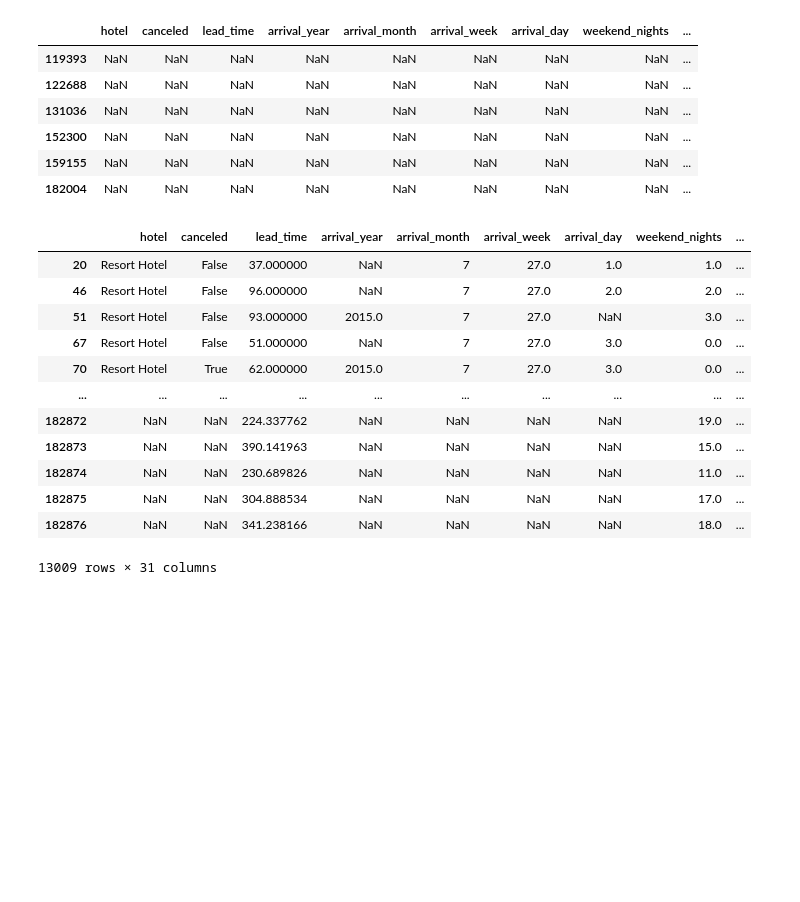
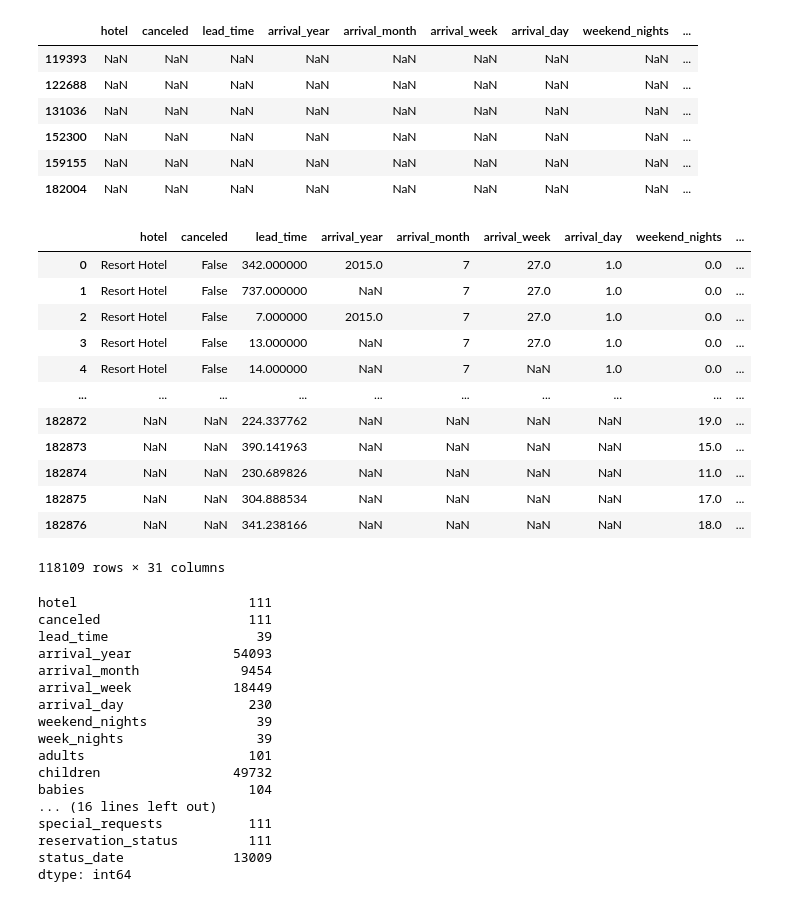
Before and after one commit to BSReguera/project-da-promo-G-module-4-team-3, a Jupyter notebook: notebooks/analisis_inicial.ipynb, the cells around one changed output. Drawn from its saved outputs; the diff is of its cells as text; code cells hidden in the pictures; blank space fills up the shorter version.

```diff
--- a/notebooks/analisis_inicial.ipynb
+++ b/notebooks/analisis_inicial.ipynb
@@ -309,5 +309,3 @@ array(['2015-07-01 00:00:00', '2015-07-02 00:00:00',
        '2017-12-07 00:00:00', '2017-11-08 00:00:00',
        '2017-12-08 00:00:00', '2027-06-31', '2028-06-31', '2025-06-31',
        '2023-02-30', '2024-11-31'], dtype=object)
-# %%
-df_clean['status_date'] = pd.to_datetime(df_clean['status_date'], errors='coerce')  # Esto no da error
@@ -322,10 +324,5 @@ ParserError: day is out of range for month: 2030-02-30
 # %%
 # Ver fechas pasadas
-df_clean['status_date'] = pd.to_datetime(df_clean['status_date'])   # Convertir la columna 'status_date' a tipo datetime
-
-fecha_actual = datetime.now()    # Obtener la fecha actual
-fecha_actual
-
-fechas_pasadas = df_clean[df_clean['status_date'] < fecha_actual]   # Filtrar fechas pasadas
-print("Fechas pasadas en 'status_date':", fechas_pasadas)
+fechas_pasadas = df_clean[df_clean['status_date'] > fecha_actual]   # Filtrar fechas pasadas
+fechas_pasadas
 # %% [output]
@@ -358,21 +339,40 @@ duplicados
 | 152300 | NaN | NaN | NaN | NaN | NaN | NaN | NaN | NaN | ... |
 | 159155 | NaN | NaN | NaN | NaN | NaN | NaN | NaN | NaN | ... |
 | 182004 | NaN | NaN | NaN | NaN | NaN | NaN | NaN | NaN | ... |
+# %%
+df_clean.drop_duplicates()
+# %% [output]
+|  | hotel | canceled | lead_time | arrival_year | arrival_month | arrival_week | arrival_day | weekend_nights | ... |
+| 0 | Resort Hotel | False | 342.000000 | 2015.0 | 7 | 27.0 | 1.0 | 0.0 | ... |
+| 1 | Resort Hotel | False | 737.000000 | NaN | 7 | 27.0 | 1.0 | 0.0 | ... |
+| 2 | Resort Hotel | False | 7.000000 | 2015.0 | 7 | 27.0 | 1.0 | 0.0 | ... |
+| 3 | Resort Hotel | False | 13.000000 | NaN | 7 | 27.0 | 1.0 | 0.0 | ... |
+| 4 | Resort Hotel | False | 14.000000 | NaN | 7 | NaN | 1.0 | 0.0 | ... |
+| ... | ... | ... | ... | ... | ... | ... | ... | ... | ... |
+| 182872 | NaN | NaN | 224.337762 | NaN | NaN | NaN | NaN | 19.0 | ... |
+| 182873 | NaN | NaN | 390.141963 | NaN | NaN | NaN | NaN | 15.0 | ... |
+| 182874 | NaN | NaN | 230.689826 | NaN | NaN | NaN | NaN | 11.0 | ... |
+| 182875 | NaN | NaN | 304.888534 | NaN | NaN | NaN | NaN | 17.0 | ... |
+| 182876 | NaN | NaN | 341.238166 | NaN | NaN | NaN | NaN | 18.0 | ... |
+118109 rows × 31 columns
 # %%
 # Verificar valores nulos
-nulos = df_clean[df_clean['status_date'].isnull()]
-nulos
+df_clean.isnull().sum()
 # %% [output]
-|  | hotel | canceled | lead_time | arrival_year | arrival_month | arrival_week | arrival_day | weekend_nights | ... |
-| 20 | Resort Hotel | False | 37.000000 | NaN | 7 | 27.0 | 1.0 | 1.0 | ... |
-| 46 | Resort Hotel | False | 96.000000 | NaN | 7 | 27.0 | 2.0 | 2.0 | ... |
-| 51 | Resort Hotel | False | 93.000000 | 2015.0 | 7 | 27.0 | NaN | 3.0 | ... |
-| 67 | Resort Hotel | False | 51.000000 | NaN | 7 | 27.0 | 3.0 | 0.0 | ... |
-| 70 | Resort Hotel | True | 62.000000 | 2015.0 | 7 | 27.0 | 3.0 | 0.0 | ... |
-| ... | ... | ... | ... | ... | ... | ... | ... | ... | ... |
-| 182872 | NaN | NaN | 224.337762 | NaN | NaN | NaN | NaN | 19.0 | ... |
-| 182873 | NaN | NaN | 390.141963 | NaN | NaN | NaN | NaN | 15.0 | ... |
-| 182874 | NaN | NaN | 230.689826 | NaN | NaN | NaN | NaN | 11.0 | ... |
-| 182875 | NaN | NaN | 304.888534 | NaN | NaN | NaN | NaN | 17.0 | ... |
-| 182876 | NaN | NaN | 341.238166 | NaN | NaN | NaN | NaN | 18.0 | ... |
-13009 rows × 31 columns
+hotel                      111
+canceled                   111
+lead_time                   39
+arrival_year             54093
+arrival_month             9454
+arrival_week             18449
+arrival_day                230
+weekend_nights              39
+week_nights                 39
+adults                     101
+children                 49732
+babies                     104
+... (16 lines left out)
+special_requests           111
+reservation_status         111
+status_date              13009
+dtype: int64
```
Also changed, not shown: parts of 13 cells of this notebook, 2 other files.
